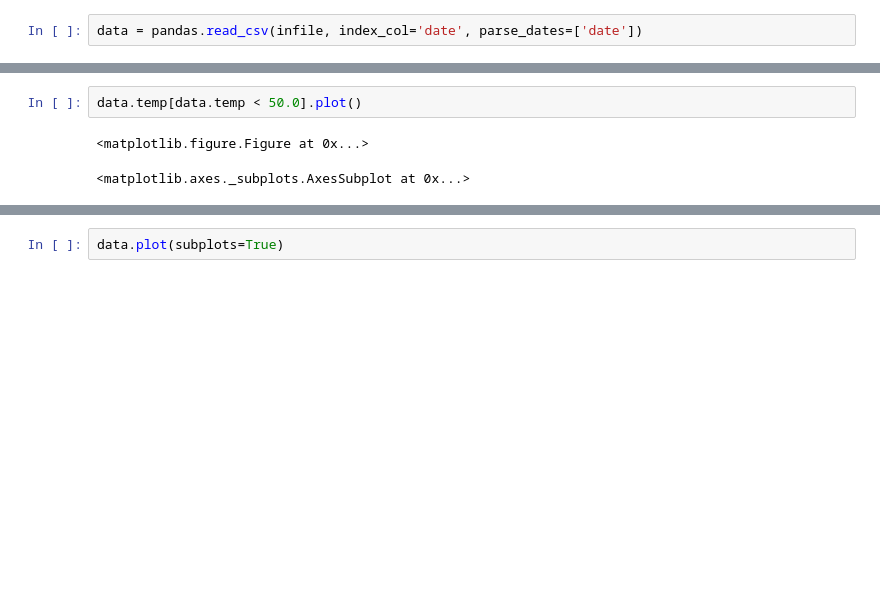
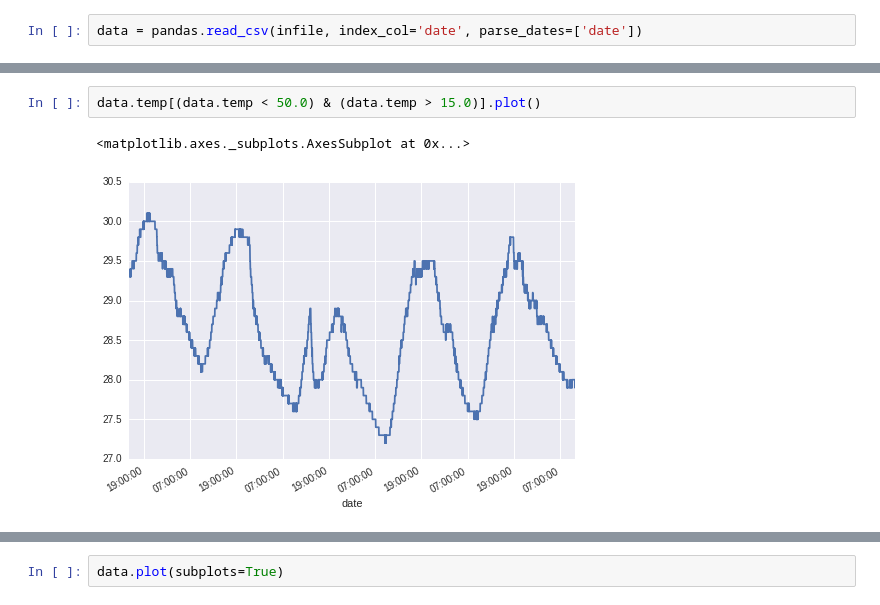
Before and after one commit to peakrisk/peakrisk, a Jupyter notebook: posts/weather-station.ipynb, the cells around one changed output, grey strips where cells are left out. Cells and saved outputs as stored; diff of their text form; blank space fills up the shorter version.

Commit message:
play with filtering out bad data from the pressure/temp sensor

```diff
--- a/posts/weather-station.ipynb
+++ b/posts/weather-station.ipynb
@@ -45,5 +44,5 @@ data.altitude.plot()
 # %%
-data.temp[data.temp < 50.0].plot()
+data.temp[(data.temp < 50.0) & (data.temp > 15.0)].plot()
 # %% [output]
-<matplotlib.figure.Figure at 0x...>
+<matplotlib.axes._subplots.AxesSubplot at 0x...>
-<matplotlib.axes._subplots.AxesSubplot at 0x...>
+[figure, added]
```
Also changed, not shown: parts of 24 cells of this notebook.
